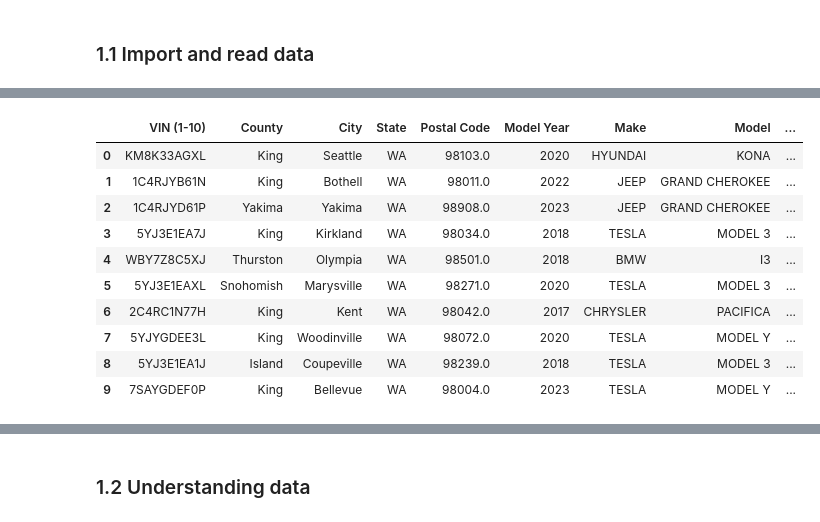
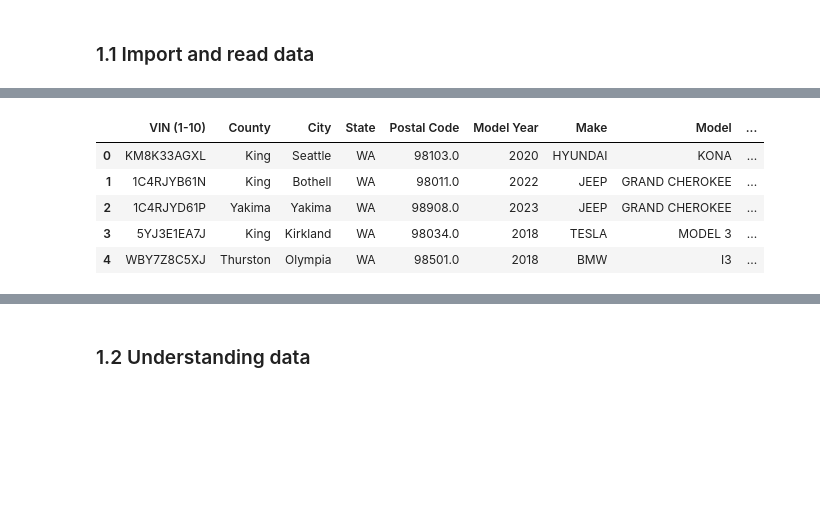
Before and after one commit to mohamedfouad00/Electric-cars-population-and-sales-project, a Jupyter notebook: python project.ipynb, the cells around one changed output, grey strips where cells are left out. Saved outputs shown, nothing was run; the diff lists cells and outputs as text; code cells hidden in the pictures; blank space fills up the shorter version.

```diff
--- a/python project.ipynb
+++ b/python project.ipynb
@@ -37,19 +41,14 @@ plt.style.use('ggplot')
 # %%
 df=pd.read_csv('Electric viechle population.csv')
 # %%
-df.head(10)
+df.head()
 # %% [output]
 |  | VIN (1-10) | County | City | State | Postal Code | Model Year | Make | Model | ... |
 | 0 | KM8K33AGXL | King | Seattle | WA | 98103.0 | 2020 | HYUNDAI | KONA | ... |
 | 1 | 1C4RJYB61N | King | Bothell | WA | 98011.0 | 2022 | JEEP | GRAND CHEROKEE | ... |
 | 2 | 1C4RJYD61P | Yakima | Yakima | WA | 98908.0 | 2023 | JEEP | GRAND CHEROKEE | ... |
 | 3 | 5YJ3E1EA7J | King | Kirkland | WA | 98034.0 | 2018 | TESLA | MODEL 3 | ... |
 | 4 | WBY7Z8C5XJ | Thurston | Olympia | WA | 98501.0 | 2018 | BMW | I3 | ... |
-| 5 | 5YJ3E1EAXL | Snohomish | Marysville | WA | 98271.0 | 2020 | TESLA | MODEL 3 | ... |
-| 6 | 2C4RC1N77H | King | Kent | WA | 98042.0 | 2017 | CHRYSLER | PACIFICA | ... |
-| 7 | 5YJYGDEE3L | King | Woodinville | WA | 98072.0 | 2020 | TESLA | MODEL Y | ... |
-| 8 | 5YJ3E1EA1J | Island | Coupeville | WA | 98239.0 | 2018 | TESLA | MODEL 3 | ... |
-| 9 | 7SAYGDEF0P | King | Bellevue | WA | 98004.0 | 2023 | TESLA | MODEL Y | ... |
 # %% [markdown]
 <m>
 # %% [markdown]
```
Also changed, not shown: parts of 38 cells of this notebook.
